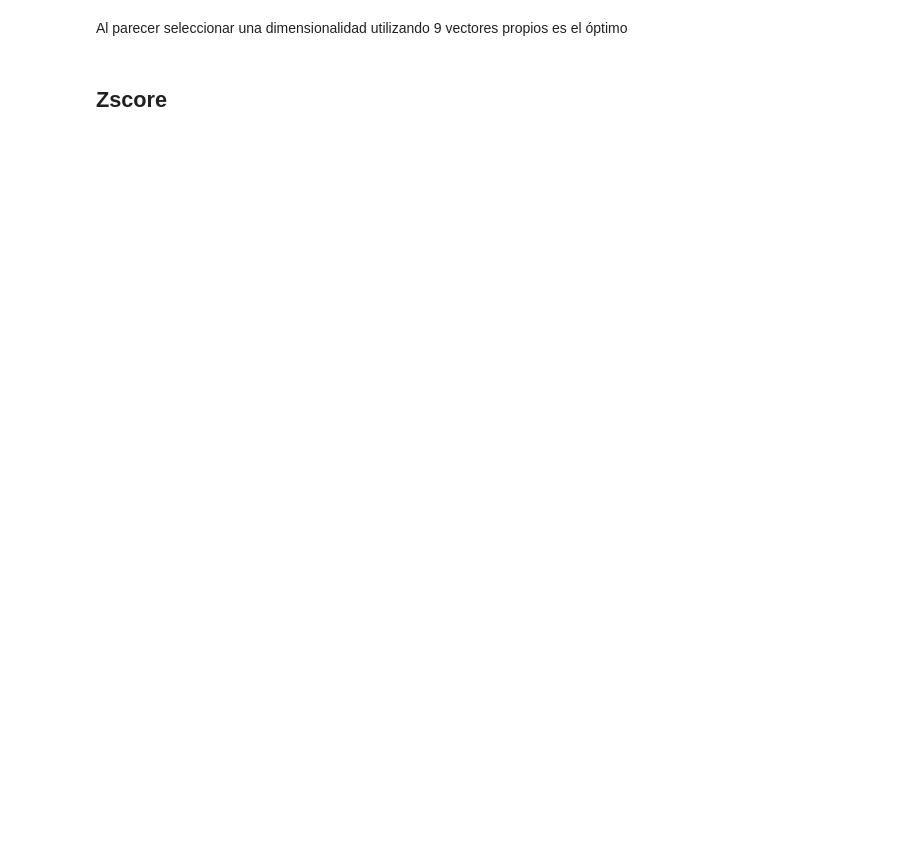
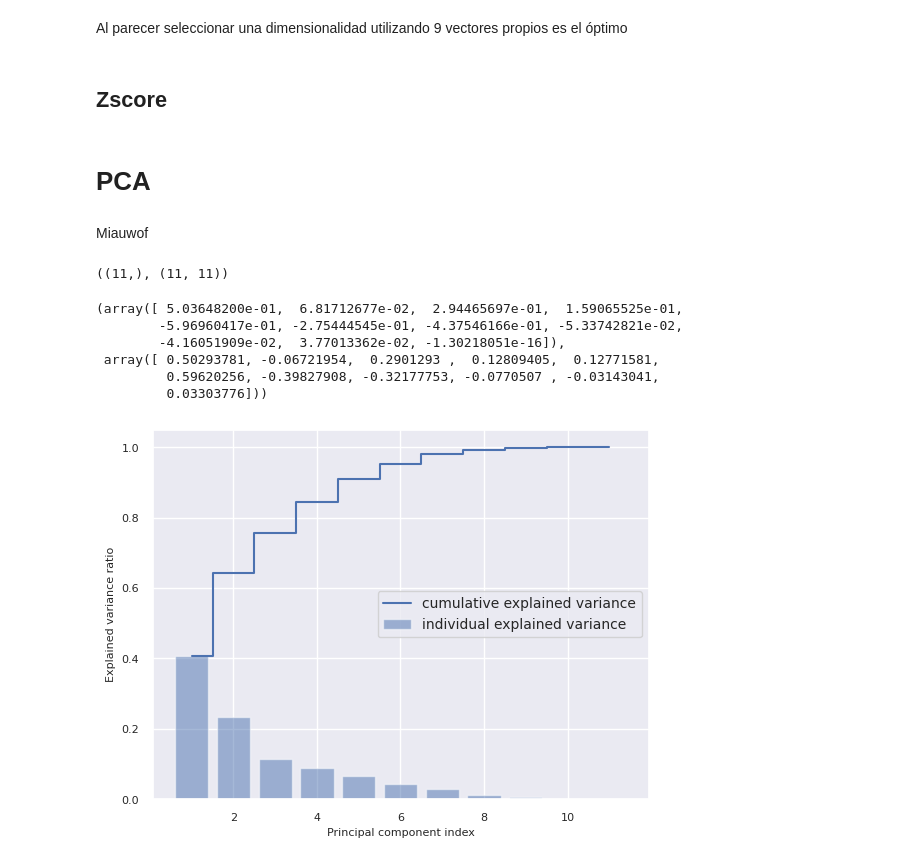
Before and after one commit to GabrielVenegas622/Shinny-Broccoli-Workspace, a Jupyter notebook: ProstateCancerModel/Tarea_ML_Prostate_Regresion.ipynb, the cells around one changed output. Drawn from its saved outputs; the diff is of its cells as text; code cells hidden in the pictures; blank space fills up the shorter version.

```diff
--- a/ProstateCancerModel/Tarea_ML_Prostate_Regresion.ipynb
+++ b/ProstateCancerModel/Tarea_ML_Prostate_Regresion.ipynb
@@ -349,3 +359,38 @@ plt.show()
 Al parecer seleccionar una dimensionalidad utilizando 9 vectores propios es el óptimo
 # %% [markdown]
 ## Zscore
+# %% [markdown]
+# PCA
+# %% [markdown]
+Miauwof
+# %%
+cov_mat = np.cov(X_train.T)
+eigen_vals, eigen_vecs = np.linalg.eig(cov_mat)
+eigen_vals.shape, eigen_vecs.shape
+# %% [output]
+((11,), (11, 11))
+# %%
+eigen_vecs[0], Vh.T[0]
+# %% [output]
+(array([ 5.03648200e-01,  6.81712677e-02,  2.94465697e-01,  1.59065525e-01,
+        -5.96960417e-01, -2.75444545e-01, -4.37546166e-01, -5.33742821e-02,
+        -4.16051909e-02,  3.77013362e-02, -1.30218051e-16]),
+ array([ 0.50293781, -0.06721954,  0.2901293 ,  0.12809405,  0.12771581,
+         0.59620256, -0.39827908, -0.32177753, -0.0770507 , -0.03143041,
+         0.03303776]))
+# %%
+# calculate cumulative sum of explained variances
+tot = sum(eigen_vals)
+var_exp = [(i / tot) for i in sorted(eigen_vals, reverse=True)]
+cum_var_exp = np.cumsum(var_exp)
+# plot explained variances
+plt.bar(range(1,len(var_exp)+1), var_exp, alpha=0.5,
+        align='center', label='individual explained variance')
+plt.step(range(1,len(cum_var_exp)+1), cum_var_exp, where='mid',
+         label='cumulative explained variance')
+plt.ylabel('Explained variance ratio')
+plt.xlabel('Principal component index')
+plt.legend(loc='best')
+plt.show()
+# %% [output]
+[figure, added]
```
Also changed, not shown: parts of 8 cells of this notebook.
